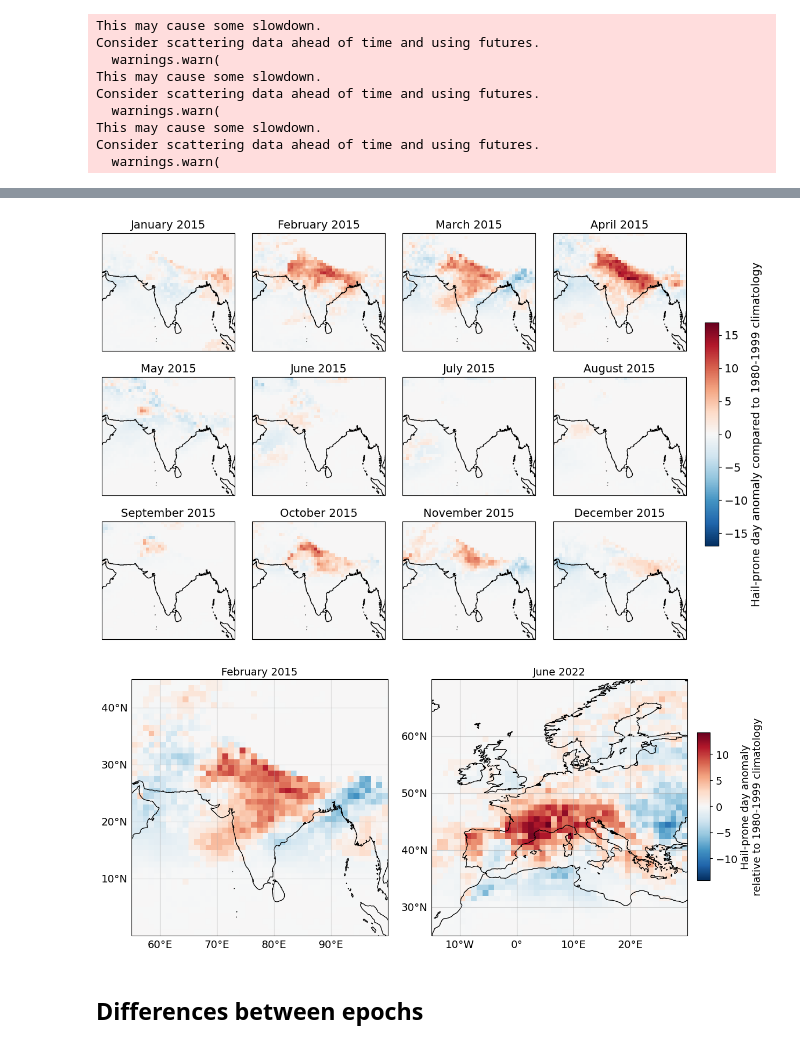
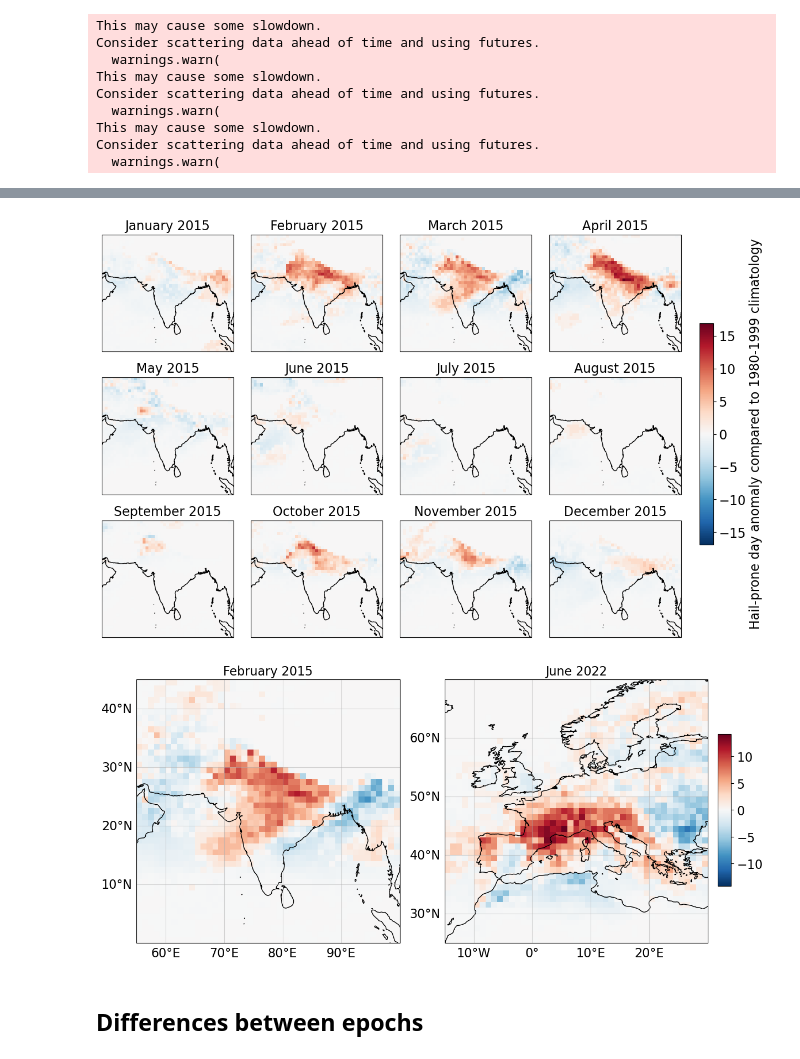
Before and after one commit to traupach/future_hail_global, a Jupyter notebook: analysis/future_hail.ipynb, the cells around one changed output, grey strips where cells are left out. Saved outputs shown, nothing was run; the diff lists cells and outputs as text; code cells hidden in the pictures.

Commit message:
Updated figure font size.

```diff
--- a/analysis/future_hail.ipynb
+++ b/analysis/future_hail.ipynb
@@ -36,7 +36,7 @@ print(client)
 ## Settings
 # %%
 plt.show()                                        # Start the plotting engine.
-plt.rcParams['font.size'] = 14                    # Font size for plots.
+plt.rcParams['font.size'] = 16                    # Font size for plots.
 plt.rcParams['axes.formatter.useoffset'] = False  # Don't use offsets in plots.
 # %% [markdown]
 ## Model selection
@@ -224,15 +226,14 @@ fh.plot_era5_anomalies(anoms=anoms, year=2022, lats=slice(35,60), lons=slice(-12
 fh.plot_era5_anomalies(anoms=anoms, year=2015, lats=slice(0,40), lons=slice(55,100), figsize=(12,7), ncols=4, nrows=3,
                        file='results/monthly_anoms_India_2015.pdf')
 # %% [output]
-[figure, old version]
+[figure, new version]
 # %%
 _ = fh.plot_map([anoms.sel(year=2015, month=3, lat=slice(0,45), lon=slice(55,100)).monthly_hail_proxy,
                  anoms.sel(year=2022, month=6, lat=slice(25,70), lon=slice(-15,30)).monthly_hail_proxy],
                 title=['February 2015', 'June 2022'], ncols=2, cmap='RdBu_r', divergent=True, share_scale=True,
-                wspace=0.17, scale_label='Hail-prone day anomaly\nrelative to 1980-1999 climatology',
-                file='results/case_anomalies.pdf', figsize=(12,5))
+                wspace=0.17, file='results/case_anomalies.pdf', figsize=(12,5))
 # %% [output]
-[figure, old version]
+[figure, new version]
 # %% [markdown]
 ## Differences between epochs
 # %%
```
Also changed, not shown: parts of 1 cell of this notebook, 4 other files.
